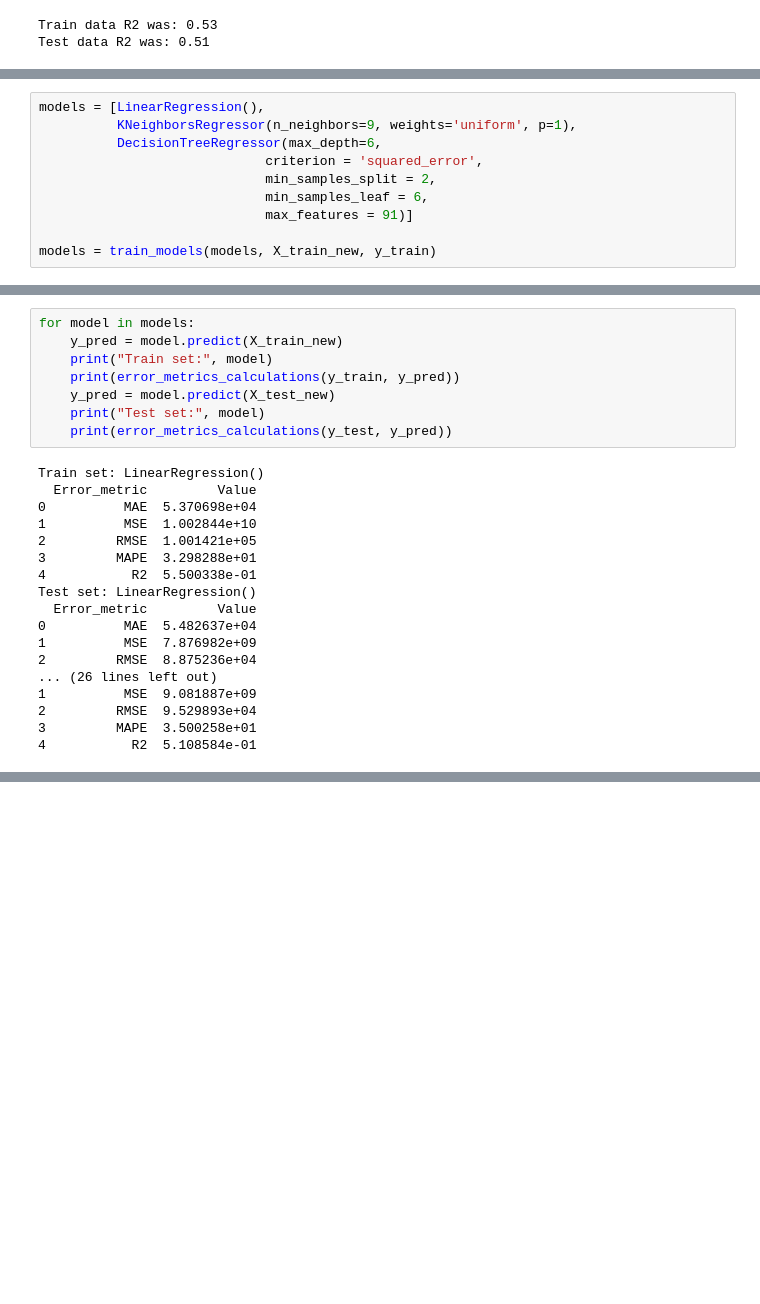
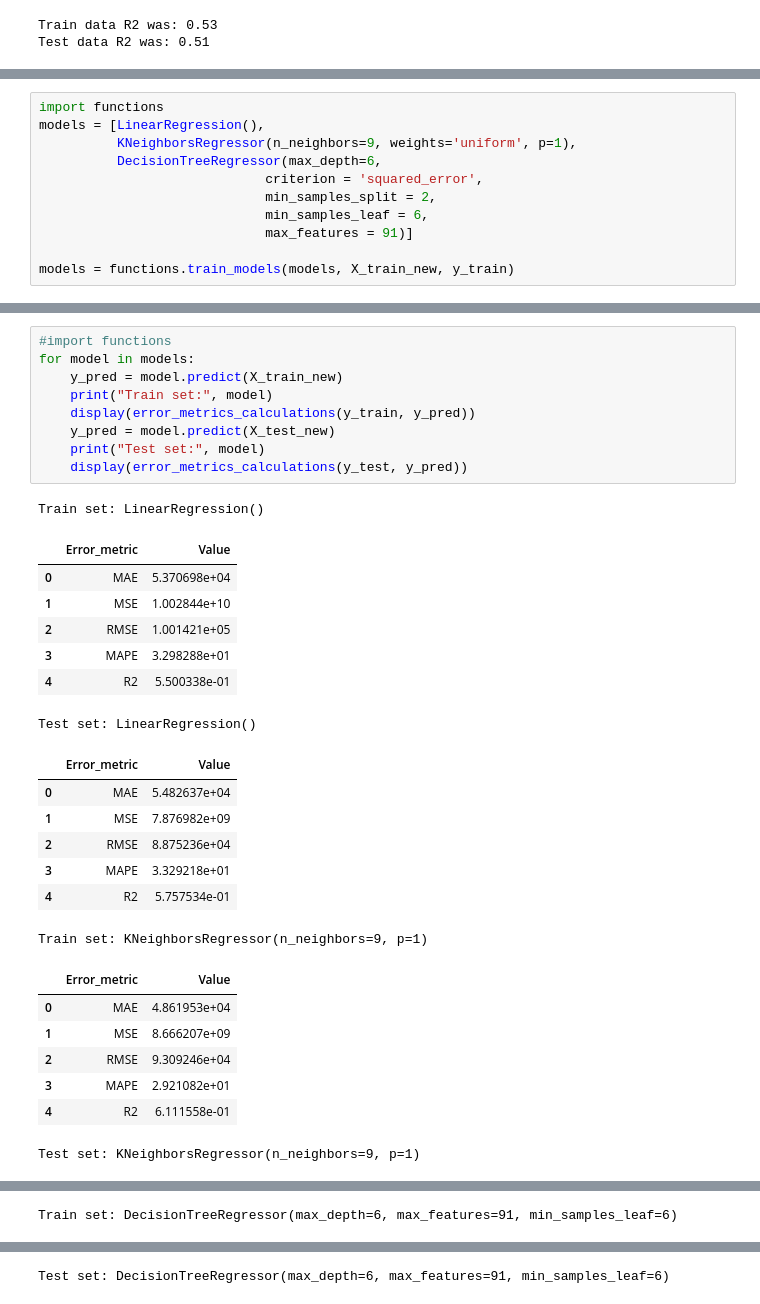
Before and after one commit to kateoss/stem-salaries, a Jupyter notebook: Notebooks/Model_training.ipynb, the cells around one changed output, grey strips where cells are left out. Drawn from its saved outputs; the diff is of its cells as text; blank space fills up the shorter version.

Commit message:
Working with the trained model, preparing presentation

```diff
--- a/Notebooks/Model_training.ipynb
+++ b/Notebooks/Model_training.ipynb
@@ -363,4 +350,5 @@ def train_models(models, X_train, y_train):
 # %%
+import functions
 models = [LinearRegression(),
           KNeighborsRegressor(n_neighbors=9, weights='uniform', p=1),
           DecisionTreeRegressor(max_depth=6,
@@ -369,4 +357,4 @@ models = [LinearRegression(),
                              min_samples_leaf = 6,
                              max_features = 91)]
 
-models = train_models(models, X_train_new, y_train)
+models = functions.train_models(models, X_train_new, y_train)
@@ -392,26 +384,32 @@ def error_metrics_calculations(y_true, y_pred):
 # %%
+#import functions
 for model in models:
     y_pred = model.predict(X_train_new)
     print("Train set:", model)
-    print(error_metrics_calculations(y_train, y_pred))
+    display(error_metrics_calculations(y_train, y_pred))
     y_pred = model.predict(X_test_new)
     print("Test set:", model)
-    print(error_metrics_calculations(y_test, y_pred))
+    display(error_metrics_calculations(y_test, y_pred))
 # %% [output]
 Train set: LinearRegression()
-  Error_metric         Value
-0          MAE  5.370698e+04
-1          MSE  1.002844e+10
-2         RMSE  1.001421e+05
-3         MAPE  3.298288e+01
-4           R2  5.500338e-01
-Test set: LinearRegression()
-  Error_metric         Value
-0          MAE  5.482637e+04
-1          MSE  7.876982e+09
-2         RMSE  8.875236e+04
-... (26 lines left out)
-1          MSE  9.081887e+09
-2         RMSE  9.529893e+04
-3         MAPE  3.500258e+01
-4           R2  5.108584e-01
+|  | Error_metric | Value |
+| 0 | MAE | 5.370698e+04 |
+| 1 | MSE | 1.002844e+10 |
+| 2 | RMSE | 1.001421e+05 |
+| 3 | MAPE | 3.298288e+01 |
+| 4 | R2 | 5.500338e-01 |
+Test set: LinearRegression()
+|  | Error_metric | Value |
+| 0 | MAE | 5.482637e+04 |
+| 1 | MSE | 7.876982e+09 |
+| 2 | RMSE | 8.875236e+04 |
+| 3 | MAPE | 3.329218e+01 |
+| 4 | R2 | 5.757534e-01 |
+Train set: KNeighborsRegressor(n_neighbors=9, p=1)
+|  | Error_metric | Value |
+| 0 | MAE | 4.861953e+04 |
+| 1 | MSE | 8.666207e+09 |
+| 2 | RMSE | 9.309246e+04 |
+| 3 | MAPE | 2.921082e+01 |
+| 4 | R2 | 6.111558e-01 |
+Test set: KNeighborsRegressor(n_neighbors=9, p=1)
@@ -417,0 +422 @@ Test set: LinearRegression()
+Train set: DecisionTreeRegressor(max_depth=6, max_features=91, min_samples_leaf=6)
@@ -417,0 +429 @@ Test set: LinearRegression()
+Test set: DecisionTreeRegressor(max_depth=6, max_features=91, min_samples_leaf=6)
```
Also changed, not shown: parts of 11 cells of this notebook, 4 other files.
